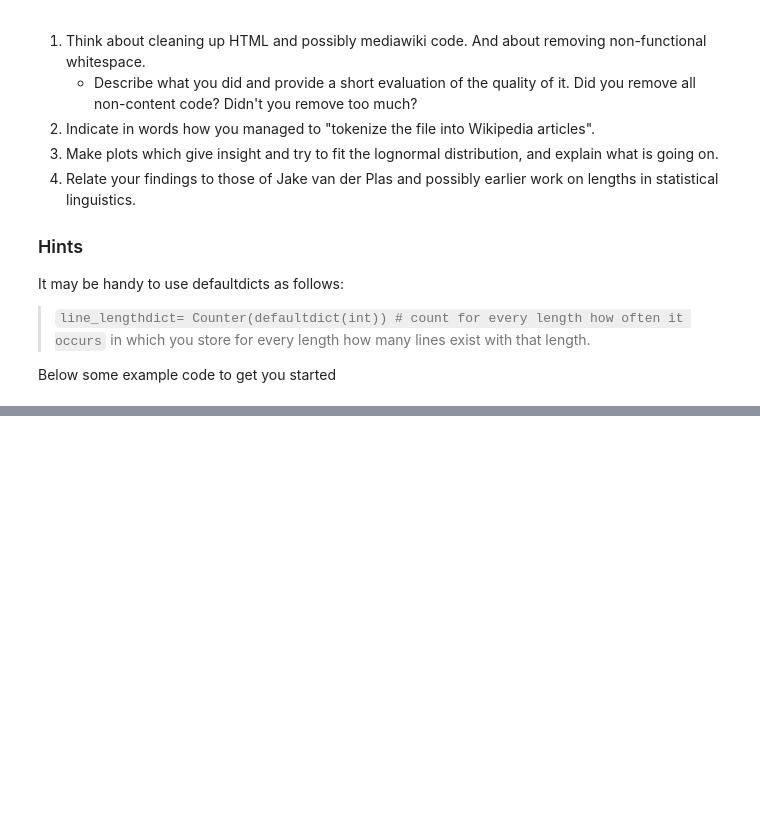
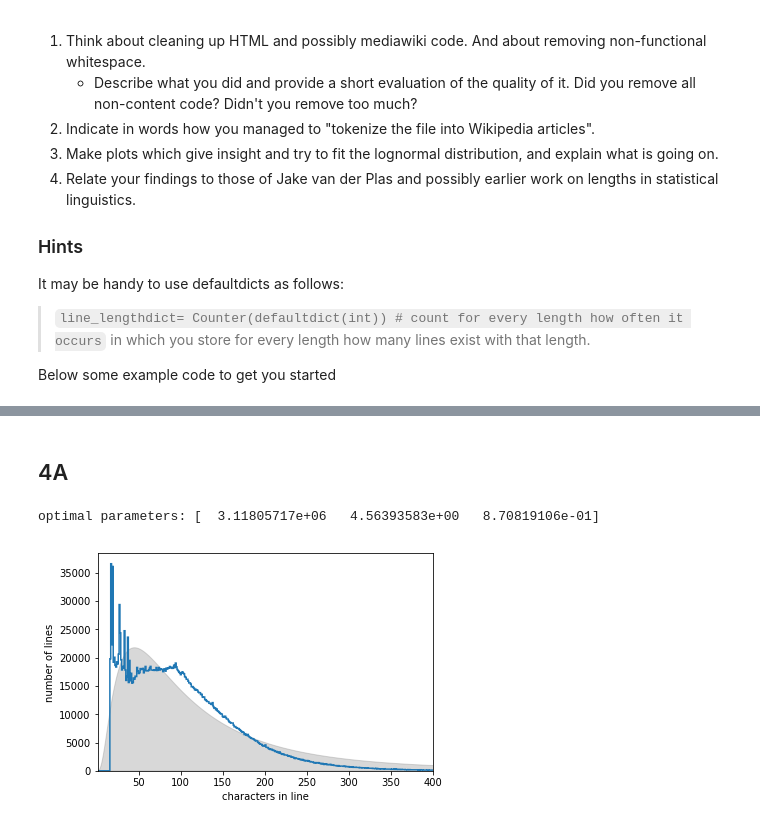
Before and after one commit to JoepStraatman/datascience, a Jupyter notebook: Log_normal_distribution_of_Wikipedia.ipynb, the cells around one changed output, grey strips where cells are left out. Drawn from its saved outputs; the diff is of its cells as text; code cells hidden in the pictures; blank space fills up the shorter version.

```diff
--- a/Log_normal_distribution_of_Wikipedia.ipynb
+++ b/Log_normal_distribution_of_Wikipedia.ipynb
@@ -119,0 +125,49 @@ np.array(list(mydict.keys())) *2
+# %% [markdown]
+## 4A
+# %%
+lengtes = []
+count = 0
+for x in artikellijst:
+    for y in articles[x]:
+        lengtes.append(len(y))
+        count += 1
+print (count, max(lengtes))
+plt.hist(lengtes, bins=np.arange(200), histtype='step', linewidth=1);
+# %%
+from scipy import stats
+
+def lognorm_model(x, amplitude, mu, sigma):
+    return amplitude * stats.lognorm.pdf(x, scale=np.exp(mu), s=sigma)
+
+x = np.linspace(0, 100, 1000)
+#plt.plot(x, lognorm_model(x, 1000, 3.5, 0.7));
+# %%
+def hist_linelengths(lengths, ax):
+    """Plot a histogram of lengths of unique lines in the given module"""
+
+    h = ax.hist(lengths, bins=np.arange(2000) + 0.5, histtype='step', linewidth=1.5)
+    #ax.axvline(x=100, linestyle=':', color='black')
+    ax.set(xlim=(1, 400),
+           ylim=(0, None),
+           xlabel='characters in line',
+           ylabel='number of lines')
+    return h
+#count, bins, _ = hist_linelengths(lengtes, ax=plt.axes())
+# %%
+from scipy import optimize
+
+counts, bins, _ = hist_linelengths(lengtes, ax=plt.axes())
+lengths = 0.5 * (bins[:-1] + bins[1:])
+
+def minfunc(theta, lengths, counts):
+    return np.sum((counts - lognorm_model(lengths, *theta)) ** 2)
+
+opt = optimize.minimize(minfunc, x0=[10000, 4, 1],
+                        args=(lengths[:5000], counts[:5000]),
+                        method='Nelder-Mead')
+print("optimal parameters:", opt.x)
+
+plt.fill_between(lengths, lognorm_model(lengths, *opt.x), alpha=0.3, color='gray');
+# %% [output]
+optimal parameters: [  3.11805717e+06   4.56393583e+00   8.70819106e-01]
+[figure, added]
```
Also changed, not shown: parts of 28 cells of this notebook, 1 other file.
